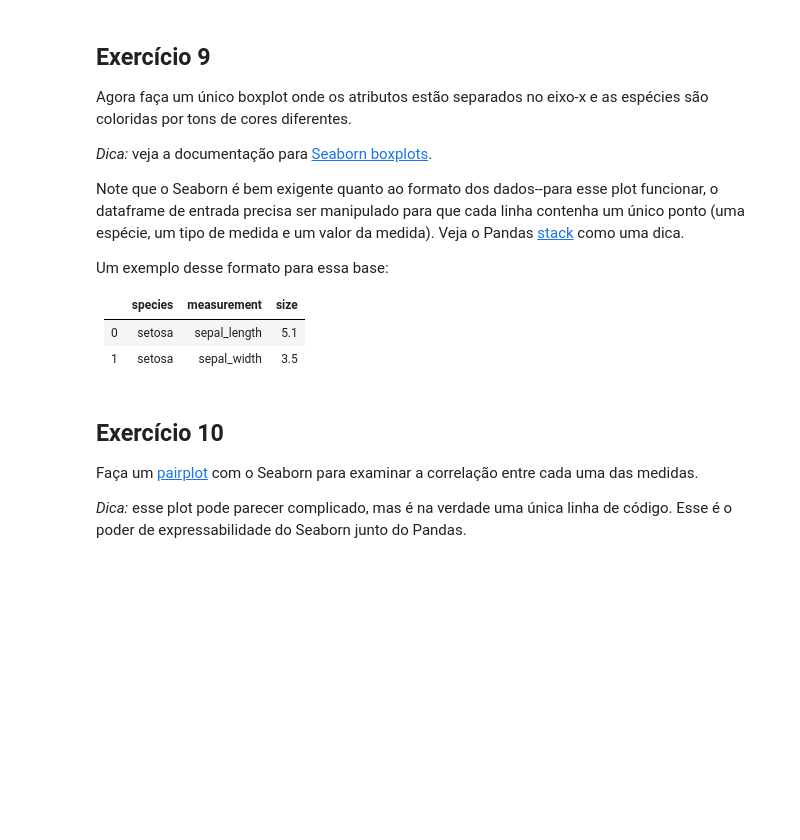
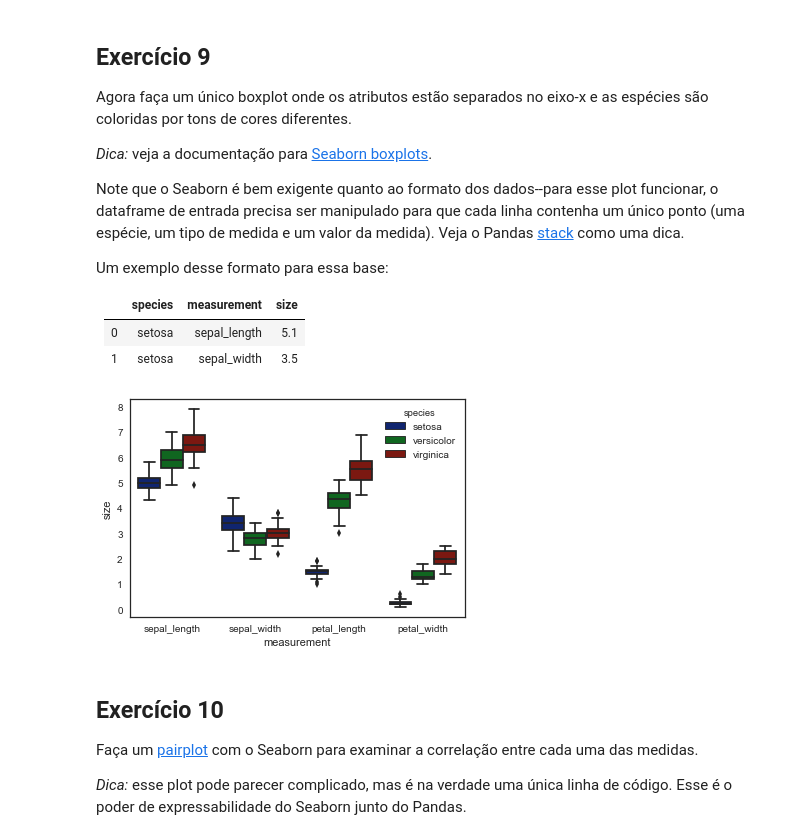
Before and after one commit to felipe-morais/UFABC-ML-2018, a Jupyter notebook: Introduction_to_Machine_Learning_and_Toolkit.ipynb, the cells around one changed output. Saved outputs shown, nothing was run; the diff lists cells and outputs as text; code cells hidden in the pictures; blank space fills up the shorter version.

```diff
--- a/Introduction_to_Machine_Learning_and_Toolkit.ipynb
+++ b/Introduction_to_Machine_Learning_and_Toolkit.ipynb
@@ -178,6 +192,26 @@ Um exemplo desse formato para essa base:
 | - | ------- | ------------ | ---- |
 | 0	| setosa  | sepal_length | 5.1  |
 | 1	| setosa  | sepal_width  | 3.5  |
+# %%
+import seaborn as sns
+
+plot_data = (data.set_index('species')
+                    .stack()
+                    .to_frame()
+                    .reset_index()
+                    .rename(columns={0:'size', 'level_1':'measurement'})
+                    )
+plot_data.head()
+
+sns.set_style('white')
+sns.set_context('notebook')
+sns.set_palette('dark')
+
+f = plot.figure(figsize=(6,4))
+sns.boxplot(x='measurement', y='size',
+            hue='species', data=plot_data);
+# %% [output]
+[figure, added]
 # %% [markdown]
 ## Exercício 10
 
```
Also changed, not shown: parts of 5 cells of this notebook.
